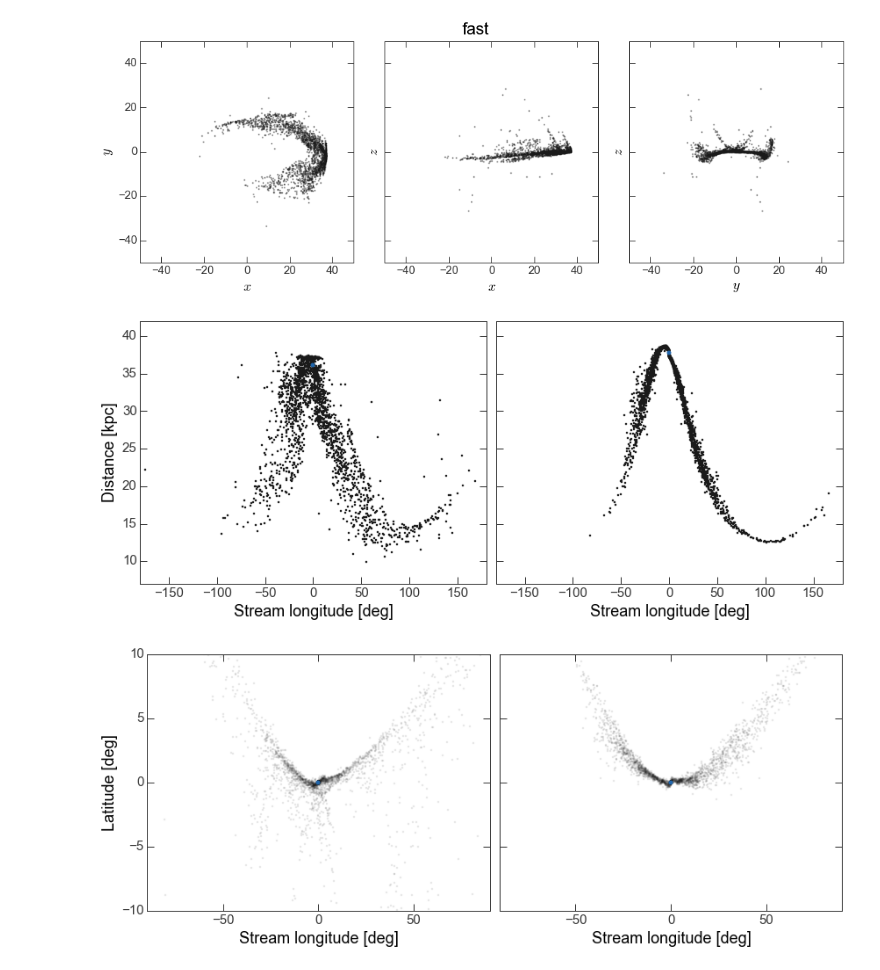
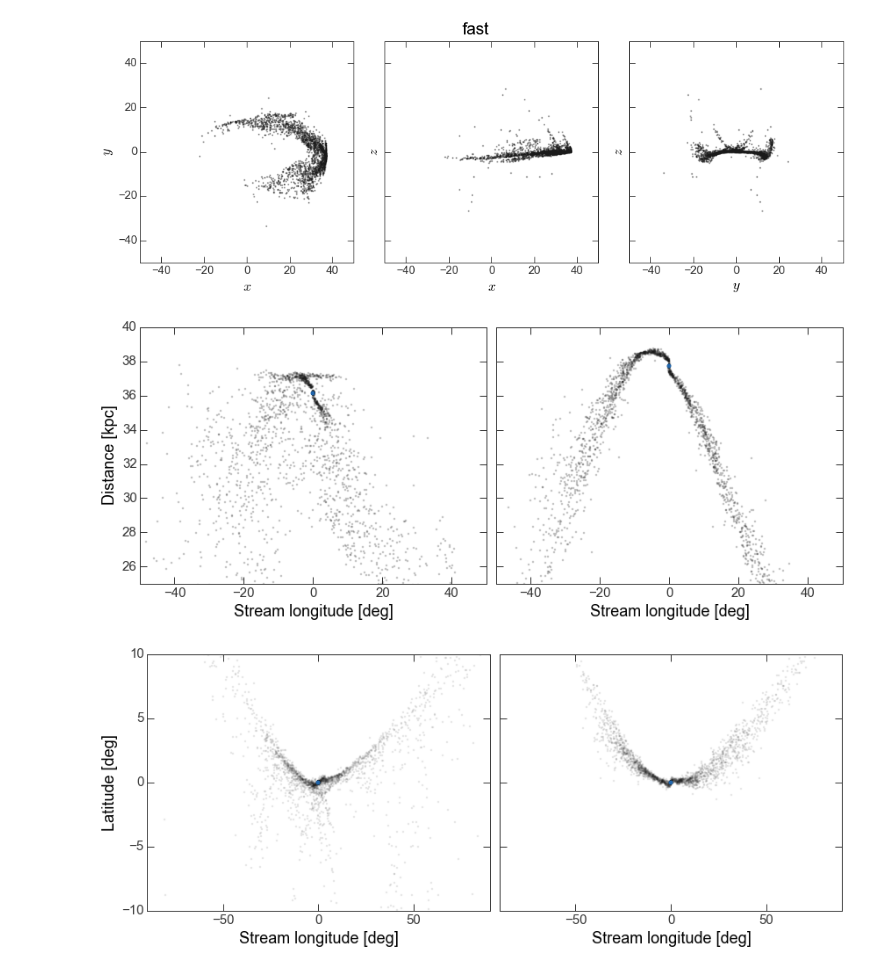
Before and after one commit to adrn/StreamMorphology, a Jupyter notebook: notebooks/AAS 225.ipynb, the cells around one changed output. Cells and saved outputs as stored; diff of their text form; code cells hidden in the pictures.

```diff
--- a/notebooks/AAS 225.ipynb
+++ b/notebooks/AAS 225.ipynb
@@ -280,23 +288,23 @@ fig.suptitle('fast', fontsize=22, y=1.02)
 # %%
 fig,axes = plt.subplots(1,2,figsize=(12,5),sharex=True,sharey=True)
 
 for i,(x,cen_x) in enumerate(zip([fast_x[:,:3], slow_x[:,:3]],[fast_cen_x,slow_cen_x])):
     r = np.sqrt(np.sum(x[:,:3]**2, axis=-1))
     phi = np.arctan2(x[:,1],x[:,0])
-    axes[i].plot(np.degrees(phi), r, linestyle='none')
+    axes[i].plot(np.degrees(phi), r, linestyle='none', alpha=0.25)
 
     cen_r = np.sqrt(np.sum(cen_x[:,:3]**2, axis=-1))
     cen_phi = np.arctan2(cen_x[:,1], cen_x[:,0])
     axes[i].plot(np.degrees(cen_phi[-1]), cen_r[-1], linestyle='none', marker='o')
 
-    axes[i].set_xlim(-180,180.)
-    axes[i].set_ylim(7,42.)
+    axes[i].set_xlim(-50,50.)
+    axes[i].set_ylim(25,40.)
     axes[i].set_xlabel("Stream longitude [deg]")
 
 axes[0].set_ylabel(r"Distance [kpc]")
 fig.tight_layout()
 # %% [output]
-[figure, old version]
+[figure, new version]
 # %%
 fig,axes = plt.subplots(1,2,figsize=(12,5),sharex=True,sharey=True)
 
```
Also changed, not shown: parts of 3 cells of this notebook, 1 other file.
